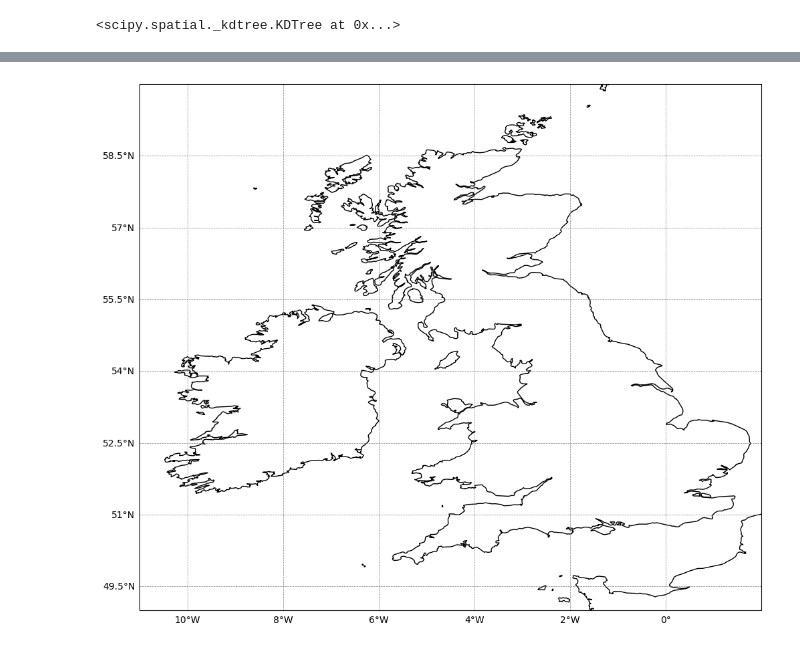
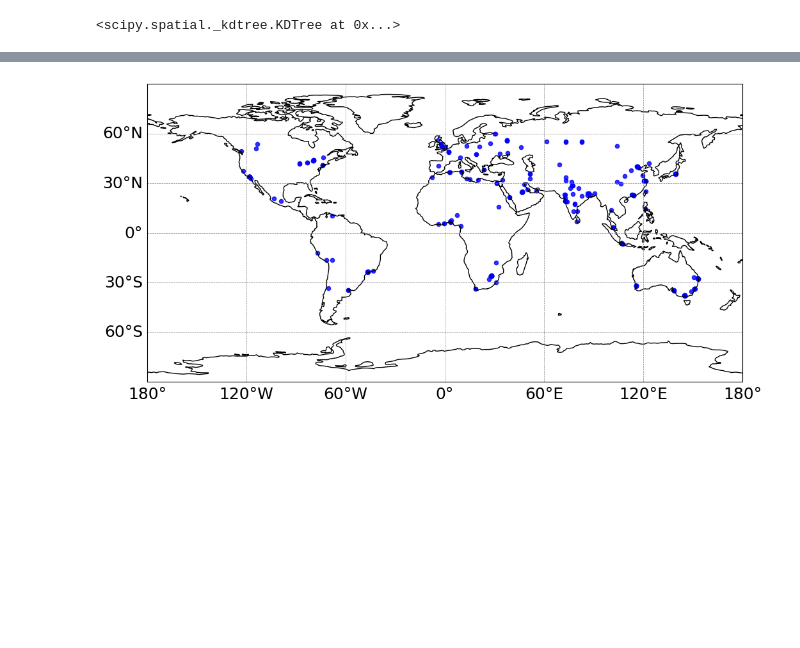
Before and after one commit to maymeret/master_thesis, a Jupyter notebook: k-d_tree_ens_det.ipynb, the cells around one changed output, grey strips where cells are left out. Cells and saved outputs as stored; diff of their text form; code cells hidden in the pictures; blank space fills up the shorter version.

```diff
--- a/k-d_tree_ens_det.ipynb
+++ b/k-d_tree_ens_det.ipynb
@@ -77,23 +80,16 @@ gl.xlabels_top = gl.ylabels_right = False
-# %%
-#check visually if it worked :)
-
-cx = np.degrees(np.asarray(ds_ens_cities["clon"]))
-cy = np.degrees(np.asarray(ds_ens_cities["clat"]))
-
-#cx_det = np.degrees(np.asarray(ds_det["clon"]))
-#cy_det = np.degrees(np.asarray(ds_det["clat"]))
-
-fig = plt.figure(figsize=(12,12))
-ax = plt.axes(projection=ccrs.PlateCarree())
-ax.scatter(cx, cy, s=20, c='blue', alpha=0.5, transform=ccrs.PlateCarree(), label = 'cell center 40 km cities (ensemble members)')
-#ax.scatter(cx_det, cy_det, s=20, c='red', alpha=0.5, transform=ccrs.PlateCarree(), label ='cell center 13 km cities (deterministic run)')
-ax.coastlines()
-ax.set_extent([-11, 2, 49, 60], crs=ccrs.PlateCarree())
-#ax.legend()
-
-gl = ax.gridlines(crs=ccrs.PlateCarree(), draw_labels=True, linestyle='--', linewidth=0.5, color='gray')
-gl.xlabels_top = gl.ylabels_right = False
-
-#plt.savefig('./plots/vgl_ens_det.jpeg', dpi=300)
-# %% [output]
-[figure, removed]
+# %%
+cx = np.degrees(np.asarray(ds_det["clon"]))
+cy = np.degrees(np.asarray(ds_det["clat"]))
+
+fig = plt.figure(figsize=(12,12))
+ax = plt.axes(projection=ccrs.PlateCarree())
+ax.scatter(cx, cy, s=20, c='blue', alpha=0.8, transform=ccrs.PlateCarree())
+ax.coastlines()
+ax.set_extent([-180, 180, -90, 90], crs=ccrs.PlateCarree())
+
+gl = ax.gridlines(crs=ccrs.PlateCarree(), draw_labels=True, linestyle='--', linewidth=0.5, color='gray')
+gl.xlabels_top = gl.ylabels_right = False
+gl.xlabel_style, gl.ylabel_style = {'fontsize': 18}, {'fontsize': 18}
+plt.savefig('../plots_2024/world_map_cities.jpeg', dpi=300)
+# %% [output]
+[figure, added]
```
Also changed, not shown: parts of 2 cells of this notebook, 5 other files.
